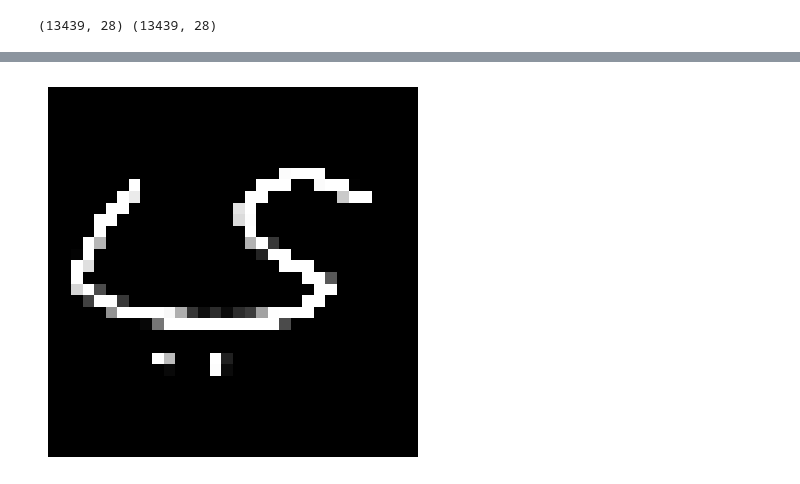
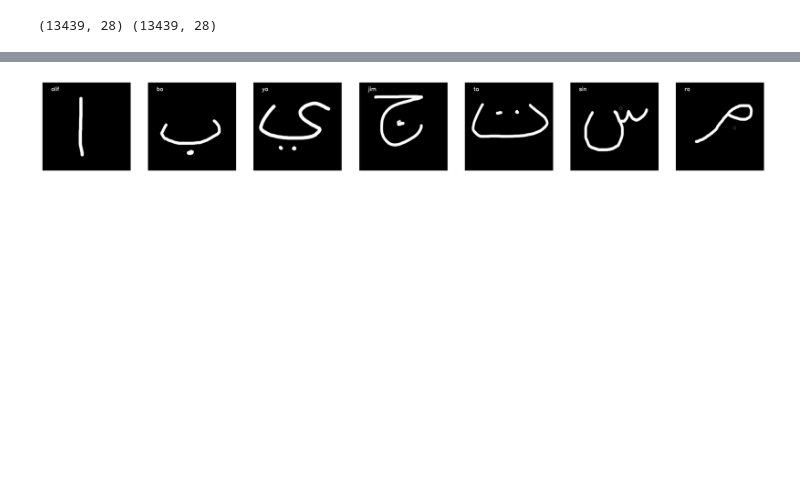
Before and after one commit to nadhirul24/alifLam, a Jupyter notebook: notebook/#2experiment.ipynb, the cells around one changed output, grey strips where cells are left out. Cells and saved outputs as stored; diff of their text form; code cells hidden in the pictures; blank space fills up the shorter version.

Commit message:
new model

```diff
--- a/notebook/#2experiment.ipynb
+++ b/notebook/#2experiment.ipynb
@@ -100,6 +100,12 @@ Y_Test  Shape : (3359, 1)
 # %%
 X_train = X_train.reshape(-1,32,32,1) / 255.0
 X_test  = X_test.reshape(-1,32,32,1)  / 255.0
+# %%
+# rotate the images 90 degree clockwise
+X_train = np.rot90(X_train, axes=(1,2))
+X_train = np.fliplr(X_train)
+X_test  = np.rot90(X_test, axes=(1,2))
+X_test  = np.fliplr(X_test)
 # %%
 unique_labels = np.unique(y_train)
 num_images_per_label = 5
@@ -312,10 +463,23 @@ def plot_image(image_path):
 # %%
-# Example usage
+# # Example usage
+# image_path = "/home/ai/Development/alifLam/test-set/ya.png"
+
+# predicted_label = predict_image(image_path, model_path, arabic_chars)
+# print("Predicted label:", predicted_label)
+
+import os
+
 model_path = "/home/ai/Development/alifLam/notebook/100624_arabic_model.h5"
-image_path = "/home/ai/Development/alifLam/test-set/ya.png"
+test_dir = "/home/ai/Development/alifLam/test-set"
+for image in os.listdir(test_dir):
+    image_path = os.path.join(test_dir, image)
+    predicted_label = predict_image(image_path, model_path, arabic_chars)
+    # print(f"Predicted label for {image}: {predicted_label}")
+    # plot_image(image_path)
+    # print("\n")
 
-predicted_label = predict_image(image_path, model_path, arabic_chars)
-print("Predicted label:", predicted_label)
-
-plot_image(image_path)
+fig, axes = plt.subplots(1, len(result), figsize=(len(result) * 3, 3))
+for i, img in enumerate(result):
+    axes[i].imshow(img, cmap='gray')
+    axes[i].axis('off')
 # %% [output]
@@ -324 +493 @@ Predicted label: yâ
-[figure, old version]
+[figure, new version]
```
Also changed, not shown: parts of 8 cells of this notebook, 1 other file.
